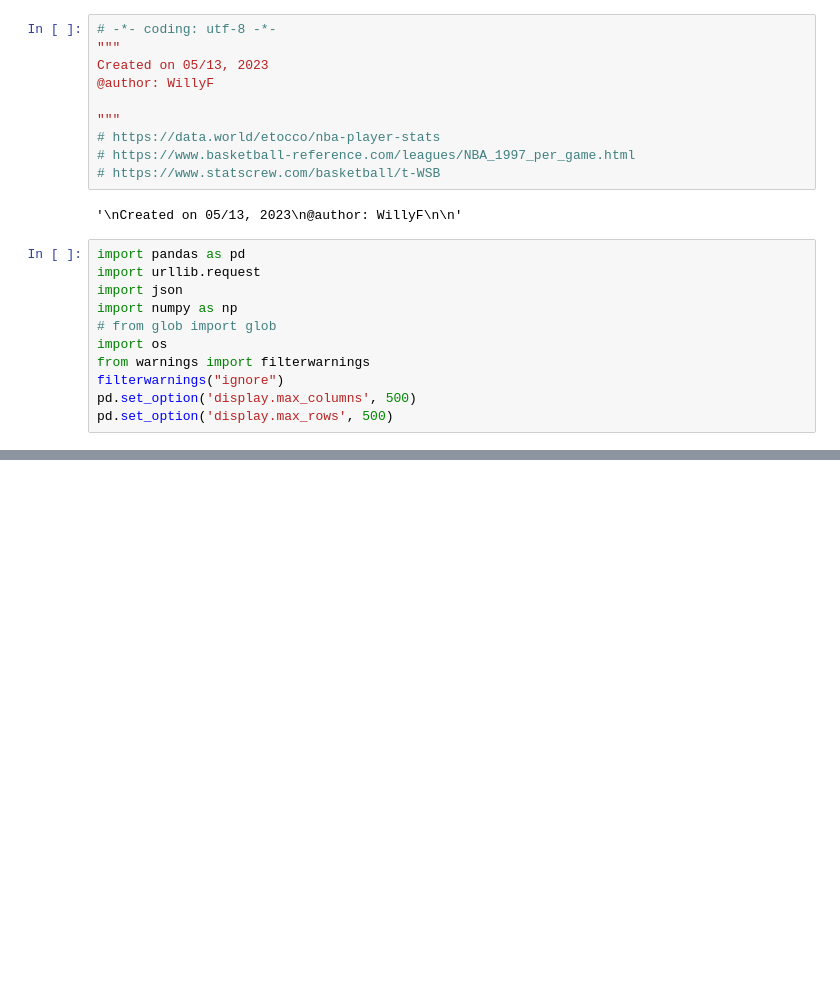
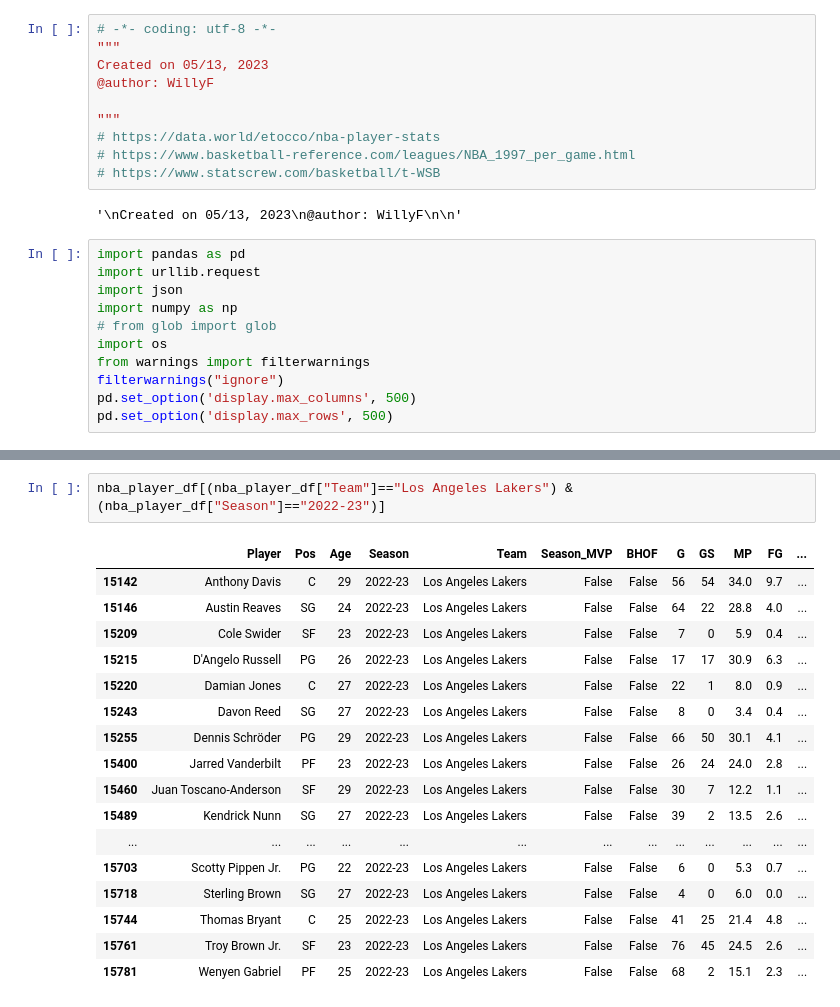
Before and after one commit to LeBronWilly/NBA_Player_Stats, a Jupyter notebook: NBA_Player_Data.ipynb, the cells around one changed output, grey strips where cells are left out. Drawn from its saved outputs; the diff is of its cells as text; blank space fills up the shorter version.

```diff
--- a/NBA_Player_Data.ipynb
+++ b/NBA_Player_Data.ipynb
@@ -109,0 +170,20 @@ nba_player_df[nba_player_df["Player"]=="LeBron James"]
+# %%
+nba_player_df[(nba_player_df["Team"]=="Los Angeles Lakers") & (nba_player_df["Season"]=="2022-23")]
+# %% [output]
+|  | Player | Pos | Age | Season | Team | Season_MVP | BHOF | G | GS | MP | FG | ... |
+| 15142 | Anthony Davis | C | 29 | 2022-23 | Los Angeles Lakers | False | False | 56 | 54 | 34.0 | 9.7 | ... |
+| 15146 | Austin Reaves | SG | 24 | 2022-23 | Los Angeles Lakers | False | False | 64 | 22 | 28.8 | 4.0 | ... |
+| 15209 | Cole Swider | SF | 23 | 2022-23 | Los Angeles Lakers | False | False | 7 | 0 | 5.9 | 0.4 | ... |
+| 15215 | D'Angelo Russell | PG | 26 | 2022-23 | Los Angeles Lakers | False | False | 17 | 17 | 30.9 | 6.3 | ... |
+| 15220 | Damian Jones | C | 27 | 2022-23 | Los Angeles Lakers | False | False | 22 | 1 | 8.0 | 0.9 | ... |
+| 15243 | Davon Reed | SG | 27 | 2022-23 | Los Angeles Lakers | False | False | 8 | 0 | 3.4 | 0.4 | ... |
+| 15255 | Dennis Schröder | PG | 29 | 2022-23 | Los Angeles Lakers | False | False | 66 | 50 | 30.1 | 4.1 | ... |
+| 15400 | Jarred Vanderbilt | PF | 23 | 2022-23 | Los Angeles Lakers | False | False | 26 | 24 | 24.0 | 2.8 | ... |
+| 15460 | Juan Toscano-Anderson | SF | 29 | 2022-23 | Los Angeles Lakers | False | False | 30 | 7 | 12.2 | 1.1 | ... |
+| 15489 | Kendrick Nunn | SG | 27 | 2022-23 | Los Angeles Lakers | False | False | 39 | 2 | 13.5 | 2.6 | ... |
+| ... | ... | ... | ... | ... | ... | ... | ... | ... | ... | ... | ... | ... |
+| 15703 | Scotty Pippen Jr. | PG | 22 | 2022-23 | Los Angeles Lakers | False | False | 6 | 0 | 5.3 | 0.7 | ... |
+| 15718 | Sterling Brown | SG | 27 | 2022-23 | Los Angeles Lakers | False | False | 4 | 0 | 6.0 | 0.0 | ... |
+| 15744 | Thomas Bryant | C | 25 | 2022-23 | Los Angeles Lakers | False | False | 41 | 25 | 21.4 | 4.8 | ... |
+| 15761 | Troy Brown Jr. | SF | 23 | 2022-23 | Los Angeles Lakers | False | False | 76 | 45 | 24.5 | 2.6 | ... |
+| 15781 | Wenyen Gabriel | PF | 25 | 2022-23 | Los Angeles Lakers | False | False | 68 | 2 | 15.1 | 2.3 | ... |
```
Also changed, not shown: parts of 19 cells of this notebook, 4 other files.
